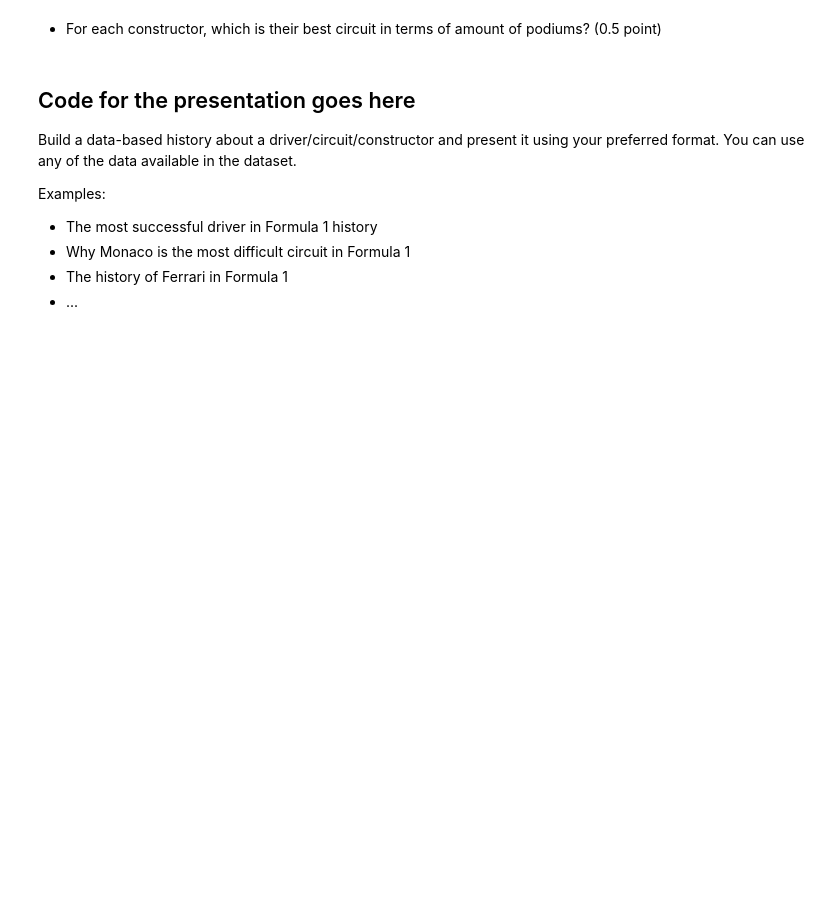
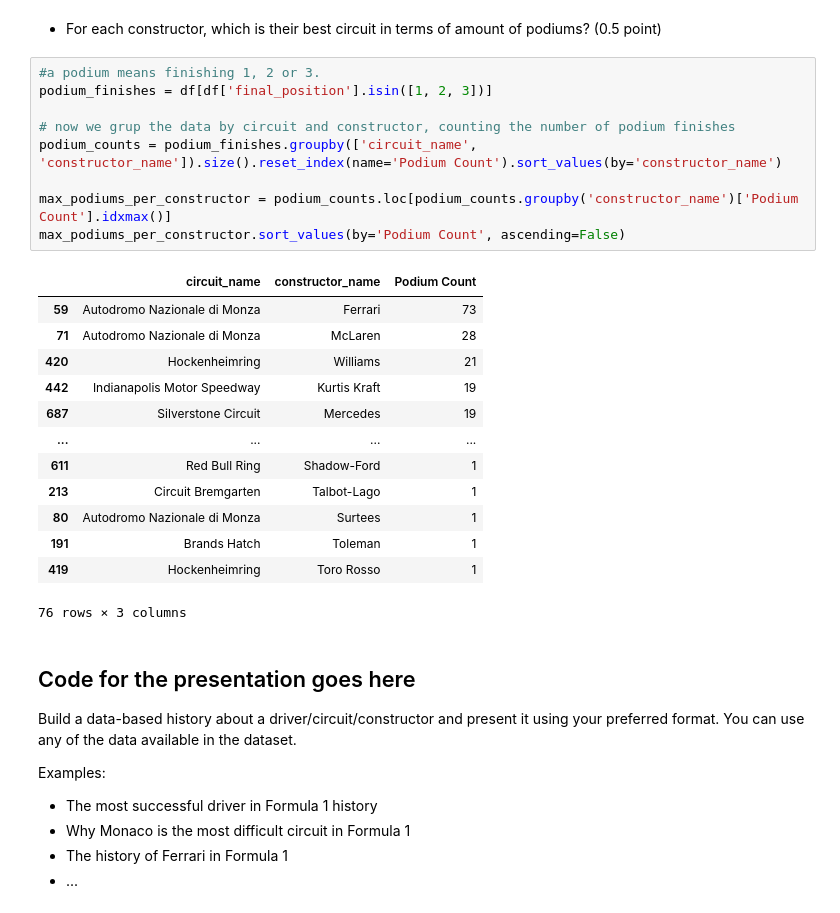
Before and after one commit to pablogalleg/python_assignment, a Jupyter notebook: group_assignment.ipynb, the cells around one changed output. Saved outputs shown, nothing was run; the diff lists cells and outputs as text; blank space fills up the shorter version.

```diff
--- a/group_assignment.ipynb
+++ b/group_assignment.ipynb
@@ -629,5 +705,28 @@ Name: years_in_f1, Length: 76, dtype: float64
 # %% [markdown]
 * For each constructor, which is their best circuit in terms of amount of podiums? (0.5 point)
+# %%
+#a podium means finishing 1, 2 or 3.
+podium_finishes = df[df['final_position'].isin([1, 2, 3])]
+
+# now we grup the data by circuit and constructor, counting the number of podium finishes
+podium_counts = podium_finishes.groupby(['circuit_name', 'constructor_name']).size().reset_index(name='Podium Count').sort_values(by='constructor_name')
+
+max_podiums_per_constructor = podium_counts.loc[podium_counts.groupby('constructor_name')['Podium Count'].idxmax()]
+max_podiums_per_constructor.sort_values(by='Podium Count', ascending=False)
+# %% [output]
+|  | circuit_name | constructor_name | Podium Count |
+| 59 | Autodromo Nazionale di Monza | Ferrari | 73 |
+| 71 | Autodromo Nazionale di Monza | McLaren | 28 |
+| 420 | Hockenheimring | Williams | 21 |
+| 442 | Indianapolis Motor Speedway | Kurtis Kraft | 19 |
+| 687 | Silverstone Circuit | Mercedes | 19 |
+| ... | ... | ... | ... |
+| 611 | Red Bull Ring | Shadow-Ford | 1 |
+| 213 | Circuit Bremgarten | Talbot-Lago | 1 |
+| 80 | Autodromo Nazionale di Monza | Surtees | 1 |
+| 191 | Brands Hatch | Toleman | 1 |
+| 419 | Hockenheimring | Toro Rosso | 1 |
+76 rows × 3 columns
 # %% [markdown]
 ## Code for the presentation goes here
 
```
Also changed, not shown: parts of 14 cells of this notebook.
